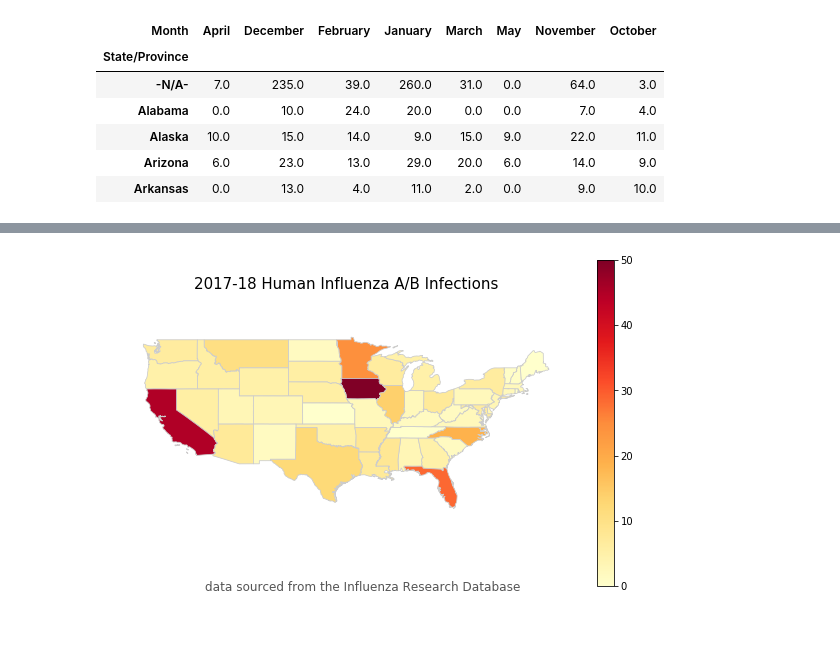
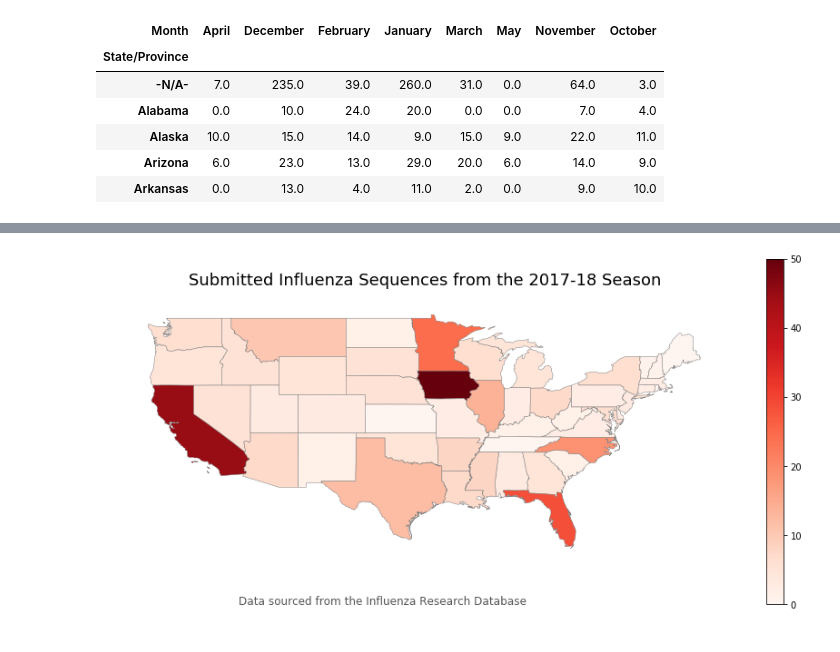
Before and after one commit to Adrianapip/Influenza-GIF, a Jupyter notebook: GIF.ipynb, the cells around one changed output, grey strips where cells are left out. Cells and saved outputs as stored; diff of their text form; code cells hidden in the pictures.

Commit message:
fixed colorbar; added annotations

```diff
--- a/GIF.ipynb
+++ b/GIF.ipynb
@@ -234,33 +234,40 @@ merged1.head(3)
 | Montana | 13.0 | 16.0 | 13.0 | 17.0 | 16.0 | 17.0 | 9.0 | ... |
 | Maine | 0.0 | 1.0 | 5.0 | 12.0 | 15.0 | 14.0 | 13.0 | ... |
 # %%
-# going to test out one figure to see what it looks like
+# test the figure parameters
 
+# column data from merged1 that is going to be plotted
 variable = 'October 2017'
 
+# sets the min and max values for the colorbar
 vmin,vmax = 0,50
 
-fig,ax = plt.subplots(1, figsize=(10,6))
+# creates a just a figure and one subplot
+fig,ax = plt.subplots(1, figsize=(15,7))
 
-merged1.plot(column=variable, cmap='YlOrRd',
-            figsize=(70,10), linewidth=0.8, ax=ax,
-           edgecolor='0.8')
+# plot
+usplot = merged1.plot(column=variable, cmap='Reds',
+             linewidth=0.5, ax=ax,
+           edgecolor='0.5')
 
+# turns off the axes
 ax.axis('off')
 
+# title parameters
+title = ax.set_title('Submitted Influenza Sequences from the 2017-18 Season', fontsize=18)
+title.set_position([.5, 1.05])
 
-title = ax.set_title('2017-18 Human Influenza A/B Infections', fontsize=15)
-title.set_position([.5, 1.18])
-
-ax.annotate('data sourced from the Influenza Research Database', xy=(0.2, 0.1),xycoords='figure fraction',
+# adds annotation at bottom of figure
+ax.annotate('Data sourced from the Influenza Research Database', xy=(0.2, 0.1),xycoords='figure fraction',
            horizontalalignment='left', verticalalignment='top',
            fontsize=12, color='#555555')
 
-sm = plt.cm.ScalarMappable(cmap='YlOrRd', norm=plt.Normalize(vmin=vmin, vmax=vmax))
+# add colorbar
+sm = plt.cm.ScalarMappable(cmap='Reds', norm=plt.Normalize(vmin=vmin, vmax=vmax))
 sm._A = []
 cbar = fig.colorbar(sm)
 # %% [output]
-[figure, old version]
+[figure, new version]
 # %%
 # Loop that creates multiple maps
 
```
Also changed, not shown: parts of 7 cells of this notebook, 33 other files.
